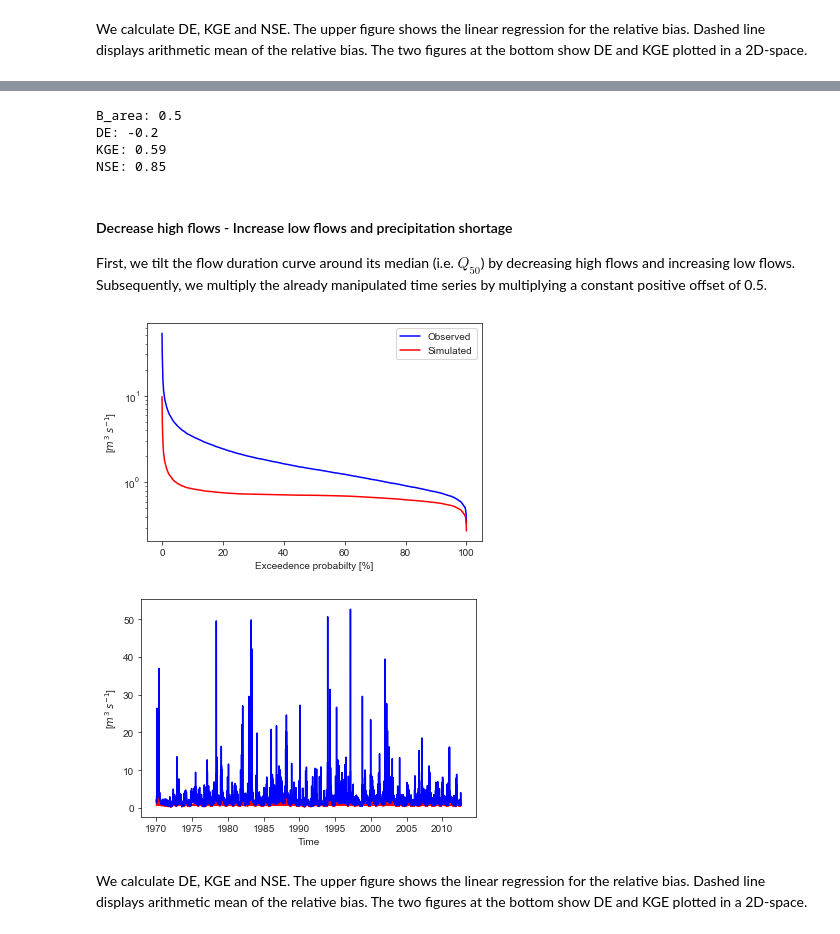
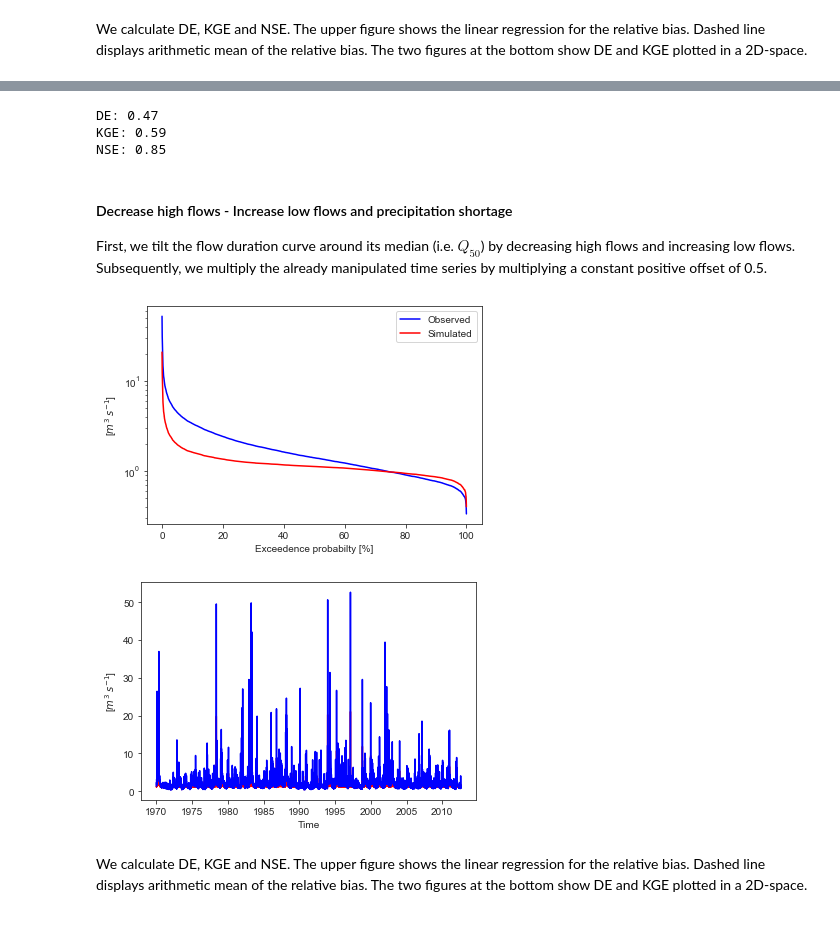
Before and after one commit to Hydrology-IFH/diag-eff, a Jupyter notebook: examples.ipynb, the cells around one changed output, grey strips where cells are left out. Saved outputs shown, nothing was run; the diff lists cells and outputs as text; code cells hidden in the pictures.

Commit message:
modified DE. new euqtions for slope and b_area.

```diff
--- a/examples.ipynb
+++ b/examples.ipynb
@@ -45,8 +45,8 @@ First, we import a daily observed streamflow time series and plot the time serie
 # Import a function that deals with paths properly, regardless of OS
 from pathlib import Path
 
-#path = Path('/Users/robinschwemmle/Desktop/PhD/diagnostic_model_efficiency/examples/data/9960682_Q_1970_2012.csv')
-path = Path('/Users/robo/Desktop/PhD/de/examples/data/9960682_Q_1970_2012.csv')
+path = Path('/Users/robinschwemmle/Desktop/PhD/diagnostic_model_efficiency/examples/data/9960682_Q_1970_2012.csv')
+#path = Path('/Users/robo/Desktop/PhD/de/examples/data/9960682_Q_1970_2012.csv')
 df_ts = de.import_ts(path, sep=';') # import observed time series
 de.plot_ts(df_ts)
 # %% [output]
@@ -441,9 +405,5 @@ de.vis2d_kge(obs_arr, sim_arr)  # 2-D plot of Kling-Gupta efficiency
 [figure]
 # %%
-b_area = de.calc_b_area(obs_arr, sim_arr)
-str_b_area = 'B_area: {}'.format(np.round(b_area, decimals=2))
-print(str_b_area)
-
 # print NSE on the screen
 str_sig_de = 'DE: {}'.format(np.round(sig_de, decimals=2))
 print(str_sig_de)
@@ -456,8 +416,7 @@ print(str_sig_kge)
 str_sig_nse = 'NSE: {}'.format(np.round(sig_nse, decimals=2))
 print(str_sig_nse)
 # %% [output]
-B_area: 0.5
-DE: -0.2
+DE: 0.47
 KGE: 0.59
 NSE: 0.85
 # %% [markdown]
@@ -466,13 +425,13 @@ First, we tilt the flow duration curve around its median (i.e. $Q_{50}$) by decr
 # %%
 obs_sim = pd.DataFrame(index=df_ts.index, columns=['Qobs', 'Qsim'])
 obs_sim.loc[:, 'Qobs'] = df_ts.loc[:, 'Qobs']
-tsd = de.highunder_lowover(df_ts.copy(), prop=0.63)  # smoothed time series
-obs_sim.loc[:, 'Qsim'] = de.neg_shift_ts(tsd.iloc[:, 0].values)  # negative offset
+tsd = de.highunder_lowover(df_ts.copy(), prop=0.5)  # smoothed time series
+obs_sim.loc[:, 'Qsim'] = de.neg_shift_ts(tsd.iloc[:, 0].values, offset=0.8)  # negative offset
 de.fdc_obs_sim(obs_sim['Qobs'], obs_sim['Qsim'])
 de.plot_obs_sim(obs_sim['Qobs'], obs_sim['Qsim'])
 # %% [output]
-[figure, old version]
+[figure, new version]
-[figure, old version]
+[figure, new version]
 # %% [markdown]
 We calculate DE, KGE and NSE. The upper figure shows the linear regression for the relative bias. Dashed line displays arithmetic mean of the relative bias. The two figures at the bottom show DE and KGE plotted in a 2D-space.
 # %%
```
Also changed, not shown: parts of 30 cells of this notebook, 1 other file.
